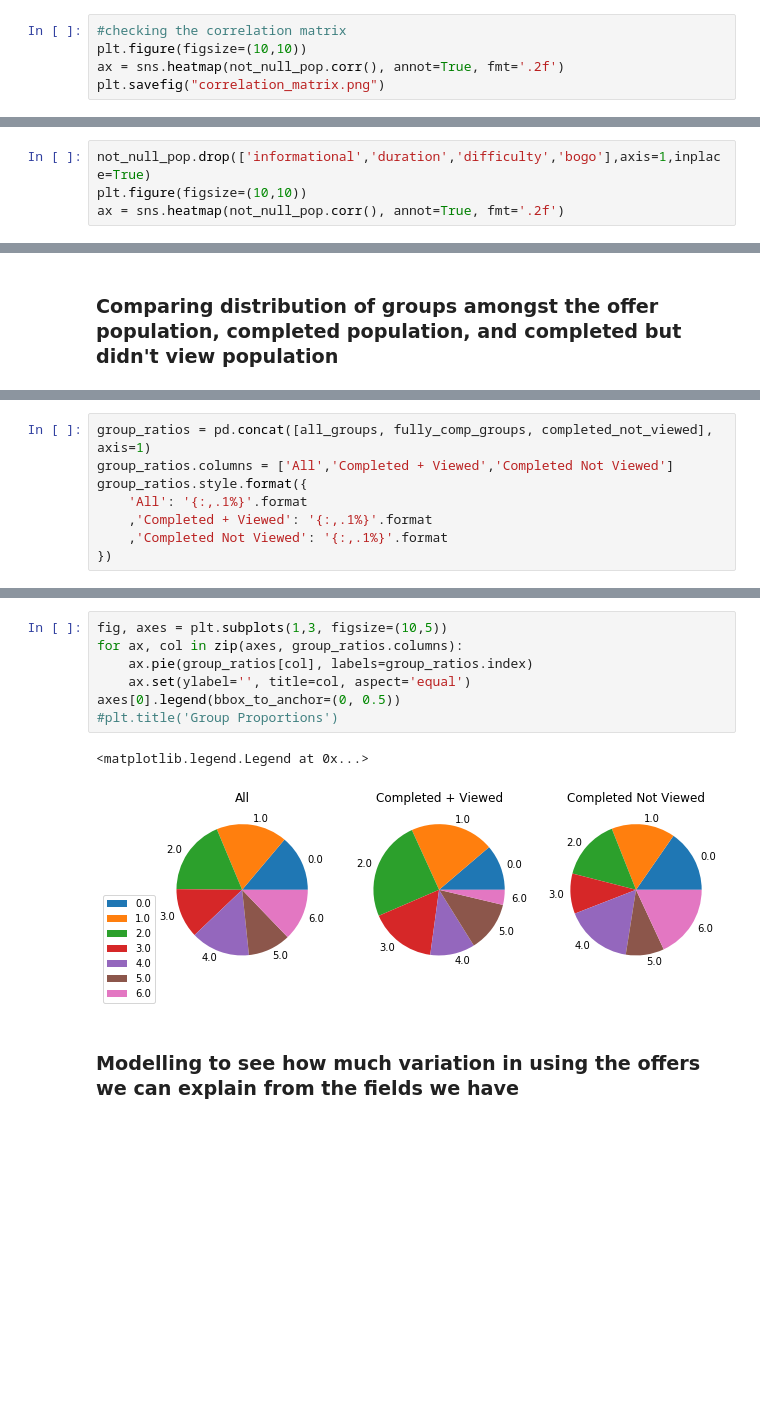
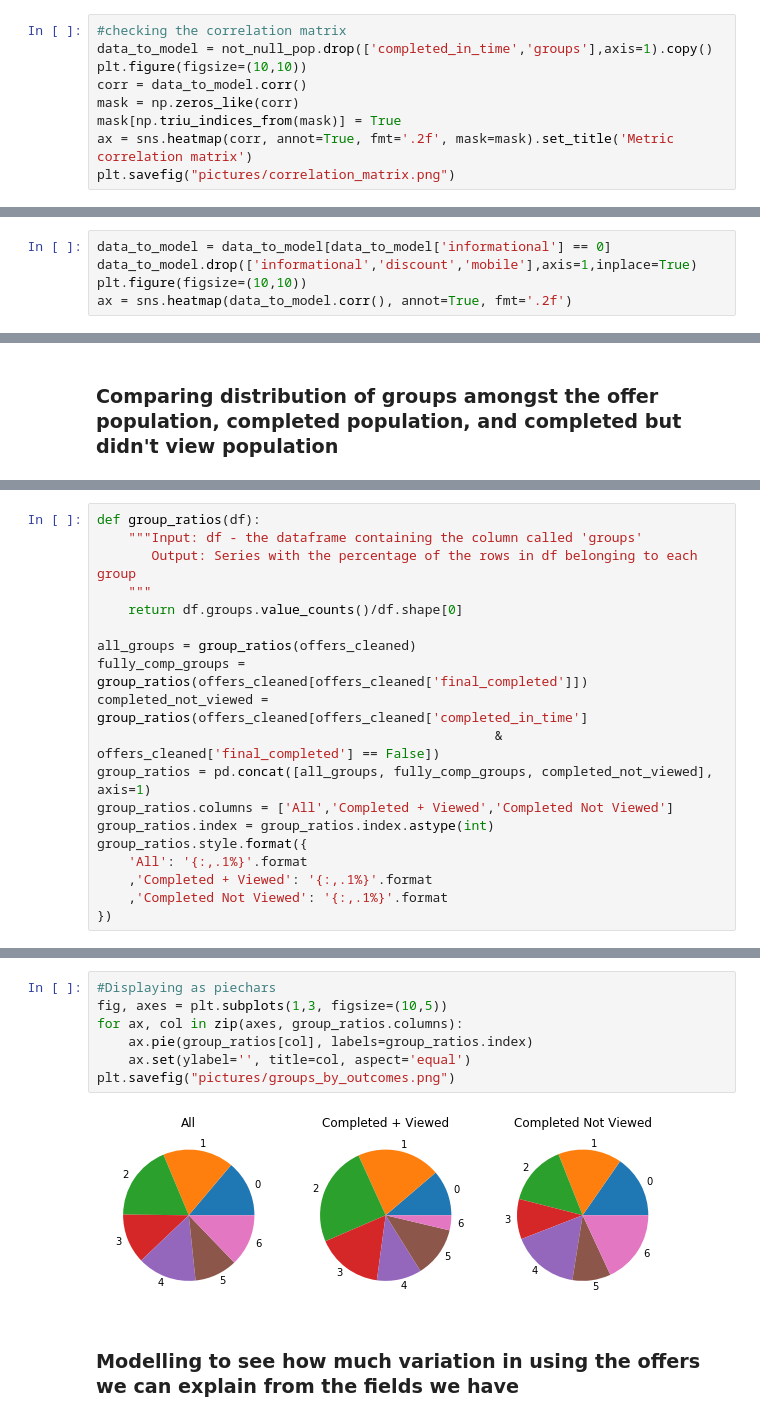
Before and after one commit to disco-rocket/starbucks_capstone, a Jupyter notebook: Starbucks_Capstone_notebook.ipynb, the cells around one changed output, grey strips where cells are left out. Cells and saved outputs as stored; diff of their text form; blank space fills up the shorter version.

```diff
--- a/Starbucks_Capstone_notebook.ipynb
+++ b/Starbucks_Capstone_notebook.ipynb
@@ -816,7 +822,11 @@ not_null_pop.head()
 | 8 | 0.0 | 0.0 | 1.000000 | 1.00 | 0.5 | 0.0 | 0.0 | 1.0 | 0.0 | ... |
 # %%
 #checking the correlation matrix
+data_to_model = not_null_pop.drop(['completed_in_time','groups'],axis=1).copy()
 plt.figure(figsize=(10,10))
-ax = sns.heatmap(not_null_pop.corr(), annot=True, fmt='.2f')
-plt.savefig("correlation_matrix.png")
+corr = data_to_model.corr()
+mask = np.zeros_like(corr)
+mask[np.triu_indices_from(mask)] = True
+ax = sns.heatmap(corr, annot=True, fmt='.2f', mask=mask).set_title('Metric correlation matrix')
+plt.savefig("pictures/correlation_matrix.png")
 # %% [output]
@@ -825,7 +835,8 @@ plt.savefig("correlation_matrix.png")
 The chance of someone using an offer looks to be impacted the most by the duration of the promotion.
 Email is showing as NaN because all promotions included email, so we can drop this.
 # %%
-not_null_pop.drop(['informational','duration','difficulty','bogo'],axis=1,inplace=True)
+data_to_model = data_to_model[data_to_model['informational'] == 0]
+data_to_model.drop(['informational','discount','mobile'],axis=1,inplace=True)
 plt.figure(figsize=(10,10))
-ax = sns.heatmap(not_null_pop.corr(), annot=True, fmt='.2f')
+ax = sns.heatmap(data_to_model.corr(), annot=True, fmt='.2f')
 # %% [output]
@@ -885,6 +848,17 @@ Name: groups, dtype: float64
 # %%
+def group_ratios(df):
+    """Input: df - the dataframe containing the column called 'groups'
+       Output: Series with the percentage of the rows in df belonging to each group
+    """
+    return df.groups.value_counts()/df.shape[0]
+
+all_groups = group_ratios(offers_cleaned)
+fully_comp_groups = group_ratios(offers_cleaned[offers_cleaned['final_completed']])
+completed_not_viewed = group_ratios(offers_cleaned[offers_cleaned['completed_in_time']
+                                                   & offers_cleaned['final_completed'] == False])
 group_ratios = pd.concat([all_groups, fully_comp_groups, completed_not_viewed], axis=1)
 group_ratios.columns = ['All','Completed + Viewed','Completed Not Viewed']
+group_ratios.index = group_ratios.index.astype(int)
 group_ratios.style.format({
     'All': '{:,.1%}'.format
     ,'Completed + Viewed': '{:,.1%}'.format
@@ -902,13 +876,12 @@ group_ratios.style.format({
 # %%
+#Displaying as piechars
 fig, axes = plt.subplots(1,3, figsize=(10,5))
 for ax, col in zip(axes, group_ratios.columns):
     ax.pie(group_ratios[col], labels=group_ratios.index)
     ax.set(ylabel='', title=col, aspect='equal')
-axes[0].legend(bbox_to_anchor=(0, 0.5))
-#plt.title('Group Proportions')
+plt.savefig("pictures/groups_by_outcomes.png")
 # %% [output]
-<matplotlib.legend.Legend at 0x...>
-[figure, old version]
+[figure, new version]
 # %% [markdown]
 ### Modelling to see how much variation in using the offers we can explain from the fields we have
 # %% [markdown]
```
Also changed, not shown: parts of 69 cells of this notebook.
